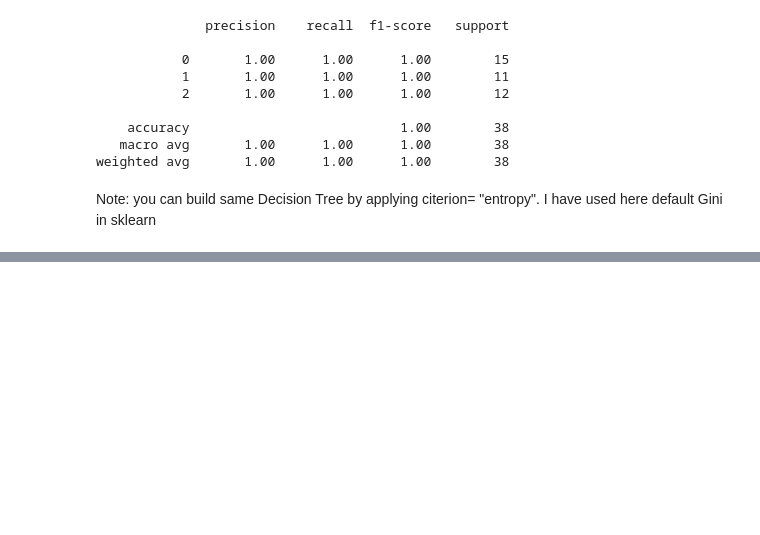
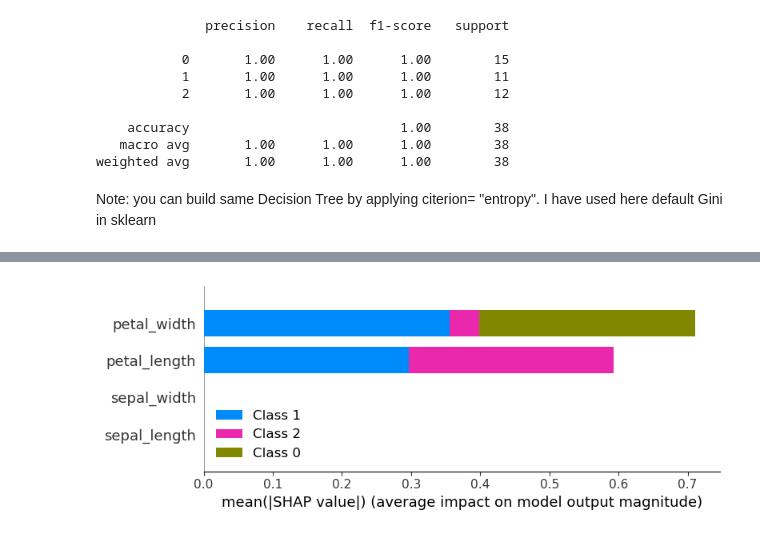
Before and after one commit to ChanduKReddy99/DecisionTree_Classfier_and_Reg, a Jupyter notebook: Decision-Tree/DecisionTree_Classifier/DecisionTree-Classiiifier.ipynb, the cells around one changed output, grey strips where cells are left out. Saved outputs shown, nothing was run; the diff lists cells and outputs as text; code cells hidden in the pictures; blank space fills up the shorter version.

```diff
--- a/Decision-Tree/DecisionTree_Classifier/DecisionTree-Classiiifier.ipynb
+++ b/Decision-Tree/DecisionTree_Classifier/DecisionTree-Classiiifier.ipynb
@@ -282,0 +339,5 @@ Note: you can build same Decision Tree by applying citerion= "entropy". I have u
+# %%
+# global feature importance
+shap.summary_plot(shap_values, X_test)
+# %% [output]
+[figure, added]
```
Also changed, not shown: parts of 11 cells of this notebook.
